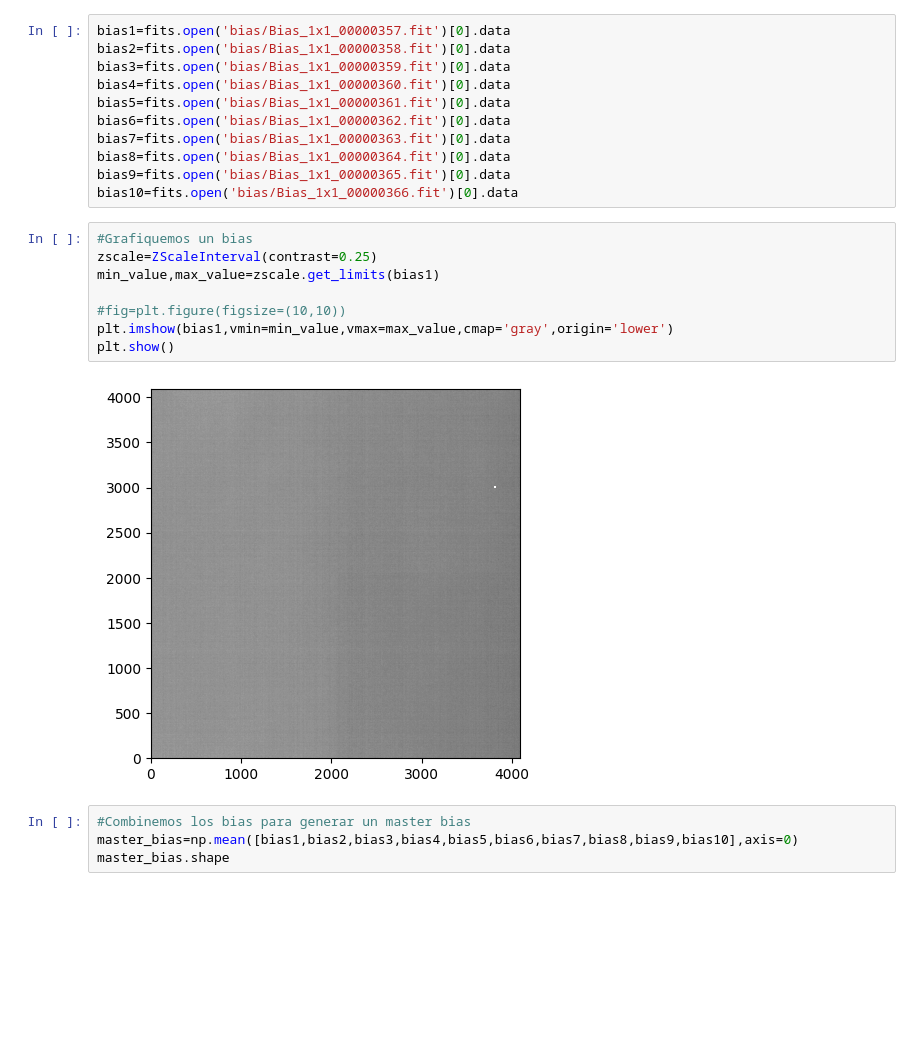
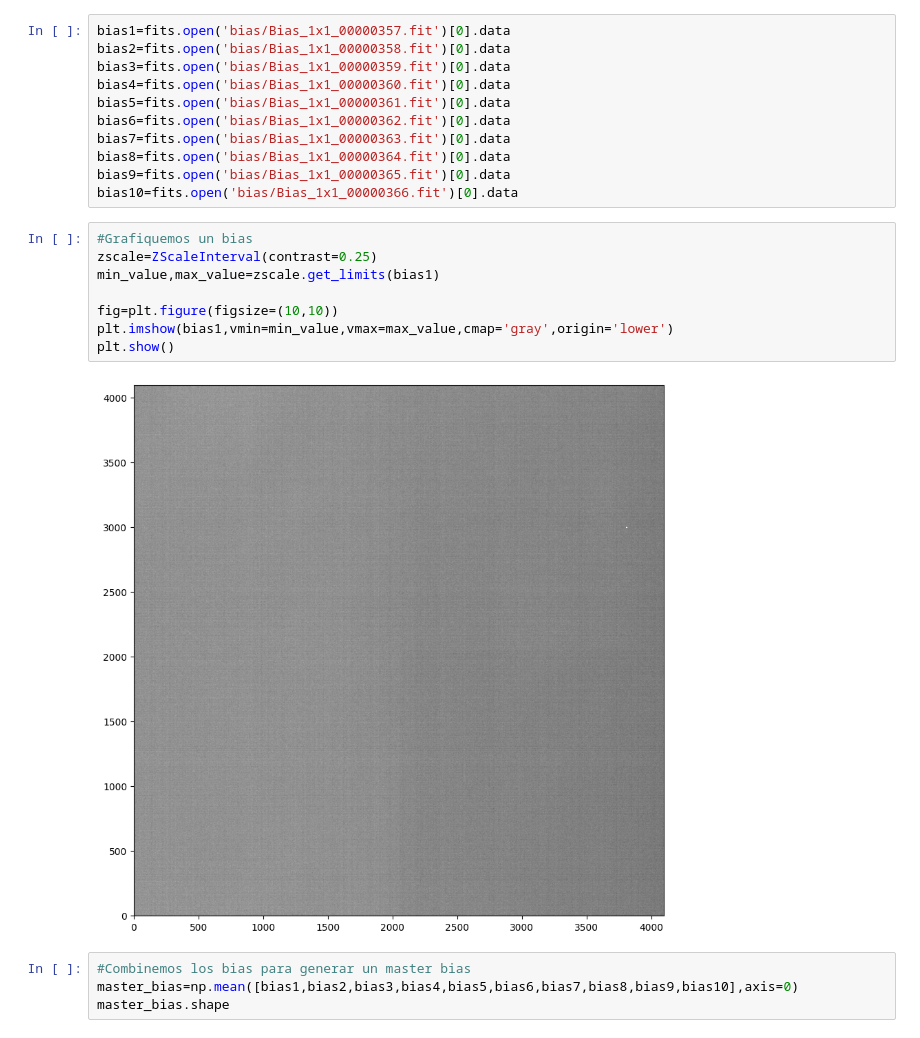
Before and after one commit to Bnyio/Instrumentacion2024, a Jupyter notebook: MasterBias.ipynb, the cells around one changed output. Drawn from its saved outputs; the diff is of its cells as text; blank space fills up the shorter version.

```diff
--- a/MasterBias.ipynb
+++ b/MasterBias.ipynb
@@ -18,13 +18,13 @@ bias10=fits.open('bias/Bias_1x1_00000366.fit')[0].data
 # %%
 #Grafiquemos un bias
 zscale=ZScaleInterval(contrast=0.25)
 min_value,max_value=zscale.get_limits(bias1)
 
-#fig=plt.figure(figsize=(10,10))
+fig=plt.figure(figsize=(10,10))
 plt.imshow(bias1,vmin=min_value,vmax=max_value,cmap='gray',origin='lower')
 plt.show()
 # %% [output]
-[figure, old version]
+[figure, new version]
 # %%
 #Combinemos los bias para generar un master bias
 master_bias=np.mean([bias1,bias2,bias3,bias4,bias5,bias6,bias7,bias8,bias9,bias10],axis=0)
```
Also changed, not shown: parts of 1 cell of this notebook, 3 other files.
